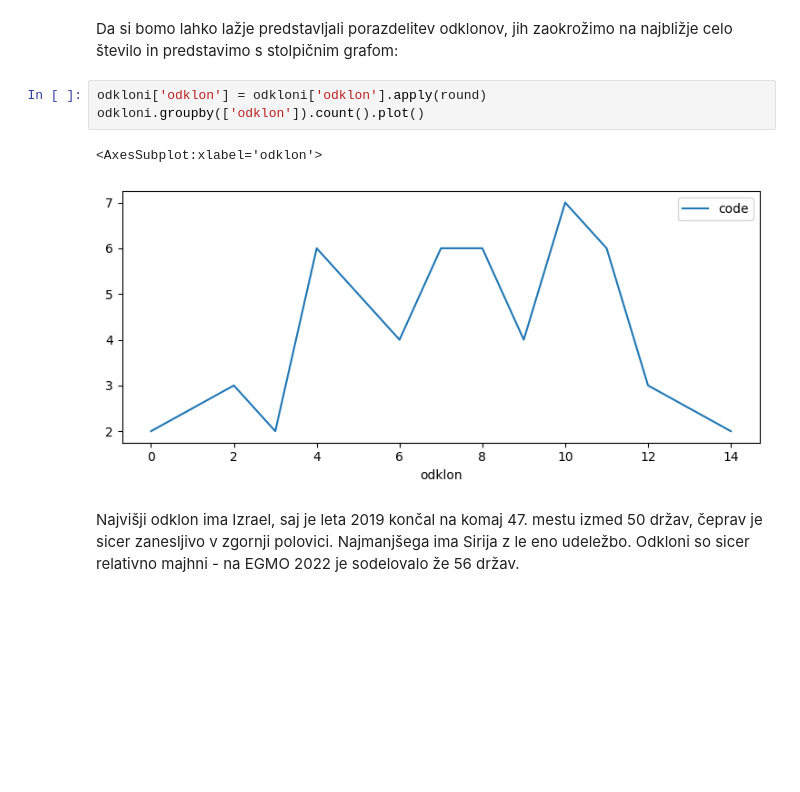
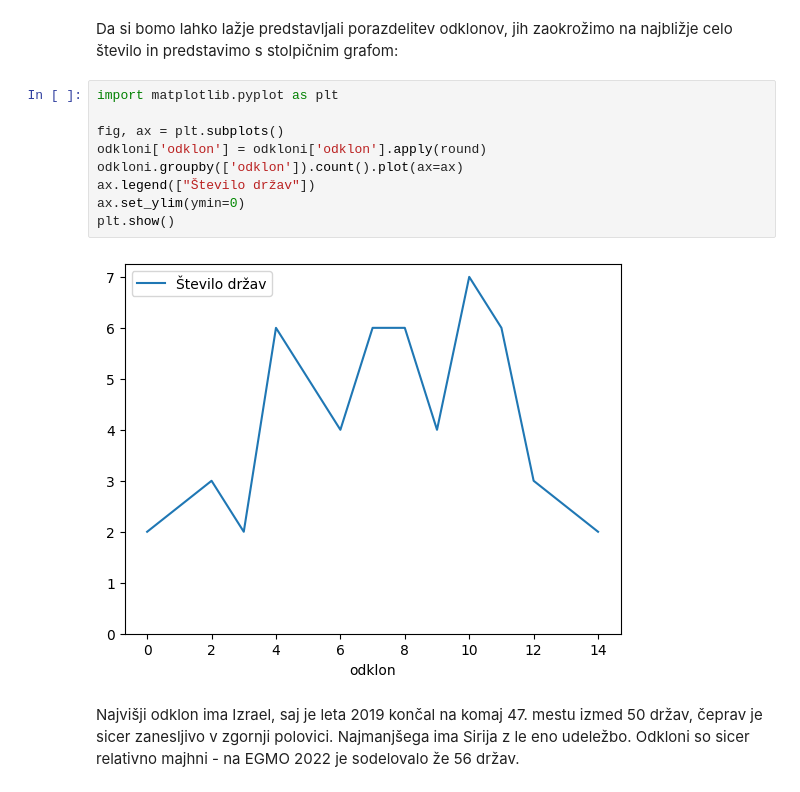
Before and after one commit to L3435/EGMO-Cutoffs-Predictor, a Jupyter notebook: Analiza.ipynb, the cells around one changed output. Cells and saved outputs as stored; diff of their text form; blank space fills up the shorter version.

```diff
--- a/Analiza.ipynb
+++ b/Analiza.ipynb
@@ -102,11 +102,16 @@ odkloni.sort_values(['odklon'])
 # %% [markdown]
 Da si bomo lahko lažje predstavljali porazdelitev odklonov, jih zaokrožimo na najbližje celo število in predstavimo s stolpičnim grafom:
 # %%
+import matplotlib.pyplot as plt
+
+fig, ax = plt.subplots()
 odkloni['odklon'] = odkloni['odklon'].apply(round)
-odkloni.groupby(['odklon']).count().plot()
+odkloni.groupby(['odklon']).count().plot(ax=ax)
+ax.legend(["Število držav"])
+ax.set_ylim(ymin=0)
+plt.show()
 # %% [output]
-<AxesSubplot:xlabel='odklon'>
-[figure, old version]
+[figure, new version]
 # %% [markdown]
 Najvišji odklon ima Izrael, saj je leta 2019 končal na komaj 47. mestu izmed 50 držav, čeprav je sicer zanesljivo v zgornji polovici. Najmanjšega ima Sirija z le eno udeležbo. Odkloni so sicer relativno majhni - na EGMO 2022 je sodelovalo že 56 držav.
 # %% [markdown]
```
Also changed, not shown: parts of 3 cells of this notebook.
